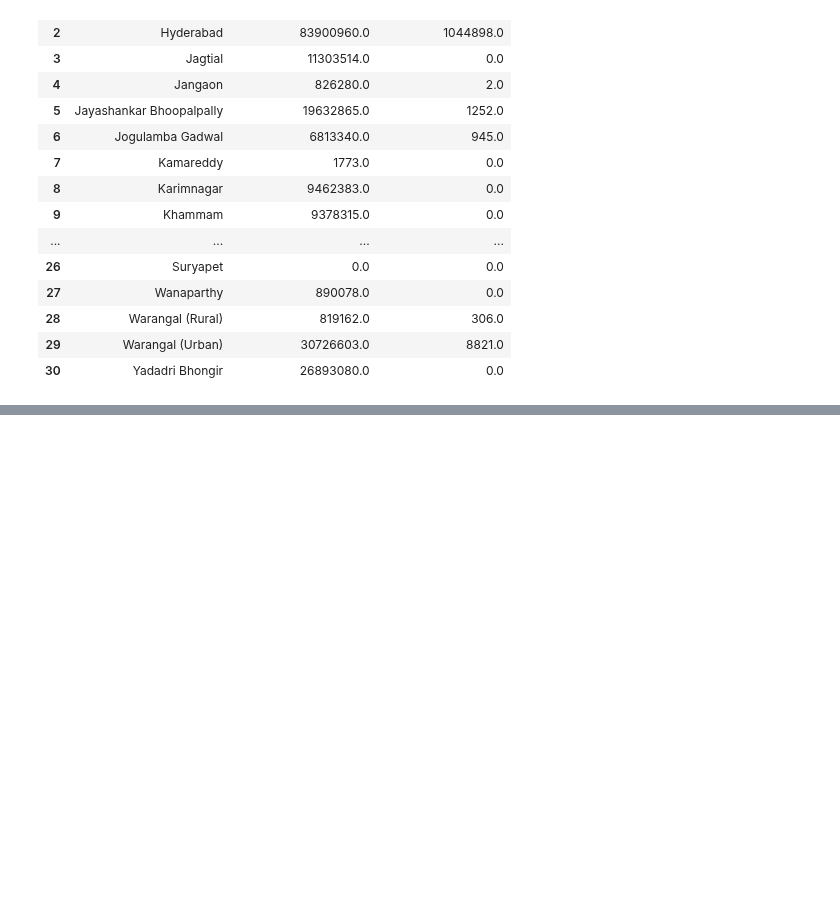
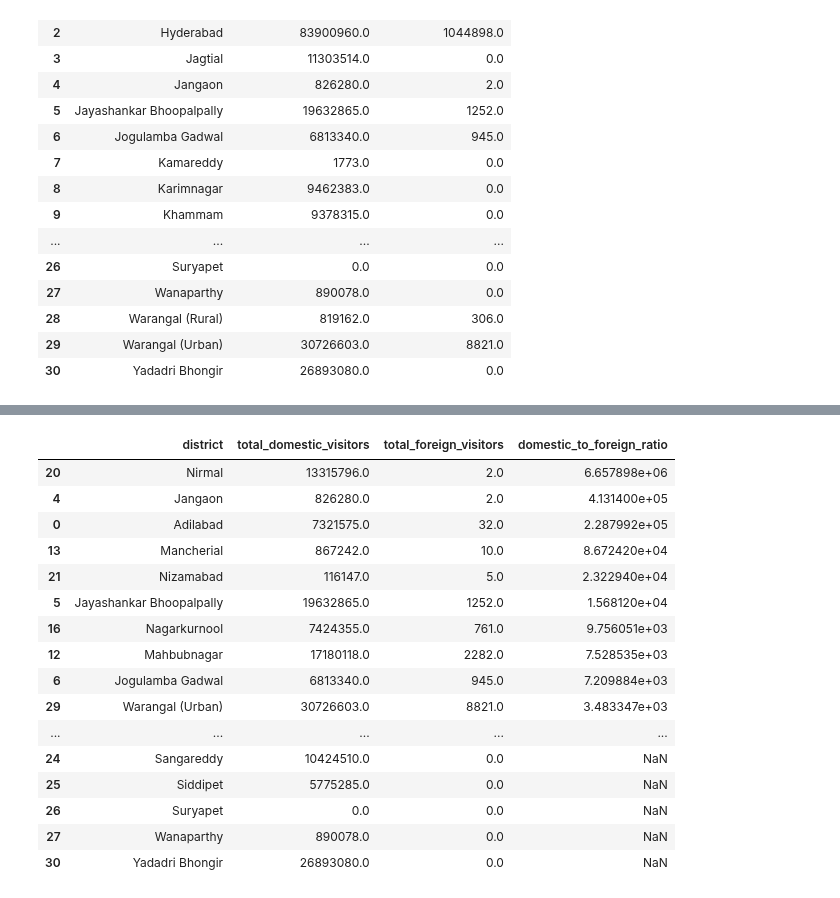
Before and after one commit to sourabhms66/Tourism_Revenue, a Jupyter notebook: codes.ipynb, the cells around one changed output, grey strips where cells are left out. Saved outputs shown, nothing was run; the diff lists cells and outputs as text; code cells hidden in the pictures; blank space fills up the shorter version.

```diff
--- a/codes.ipynb
+++ b/codes.ipynb
@@ -751,0 +800,20 @@ domestic_district_wise.merge(foreign_district_wise,on='district',how='outer')
+# %%
+combined_total_visitors.sort_values(by='domestic_to_foreign_ratio', ascending=False)
+# %% [output]
+|  | district | total_domestic_visitors | total_foreign_visitors | domestic_to_foreign_ratio |
+| 20 | Nirmal | 13315796.0 | 2.0 | 6.657898e+06 |
+| 4 | Jangaon | 826280.0 | 2.0 | 4.131400e+05 |
+| 0 | Adilabad | 7321575.0 | 32.0 | 2.287992e+05 |
+| 13 | Mancherial | 867242.0 | 10.0 | 8.672420e+04 |
+| 21 | Nizamabad | 116147.0 | 5.0 | 2.322940e+04 |
+| 5 | Jayashankar Bhoopalpally | 19632865.0 | 1252.0 | 1.568120e+04 |
+| 16 | Nagarkurnool | 7424355.0 | 761.0 | 9.756051e+03 |
+| 12 | Mahbubnagar | 17180118.0 | 2282.0 | 7.528535e+03 |
+| 6 | Jogulamba Gadwal | 6813340.0 | 945.0 | 7.209884e+03 |
+| 29 | Warangal (Urban) | 30726603.0 | 8821.0 | 3.483347e+03 |
+| ... | ... | ... | ... | ... |
+| 24 | Sangareddy | 10424510.0 | 0.0 | NaN |
+| 25 | Siddipet | 5775285.0 | 0.0 | NaN |
+| 26 | Suryapet | 0.0 | 0.0 | NaN |
+| 27 | Wanaparthy | 890078.0 | 0.0 | NaN |
+| 30 | Yadadri Bhongir | 26893080.0 | 0.0 | NaN |
```
Also changed, not shown: parts of 8 cells of this notebook.
